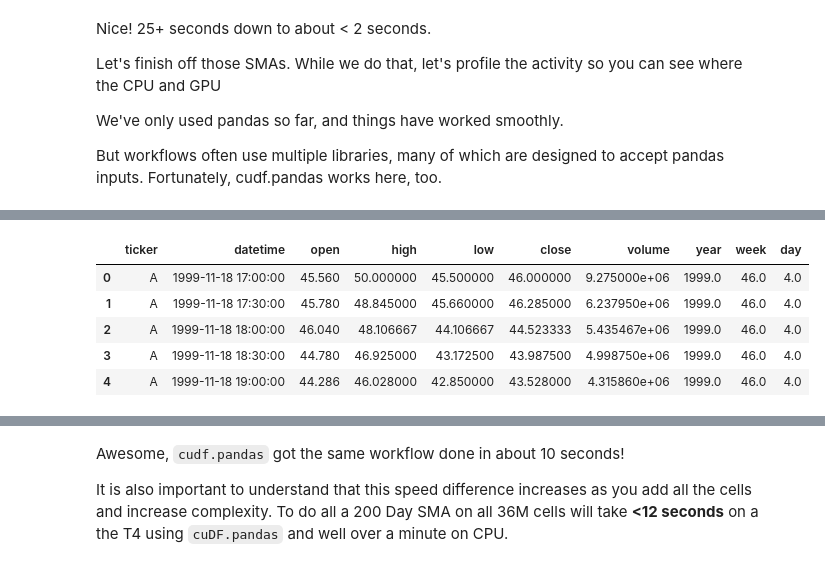
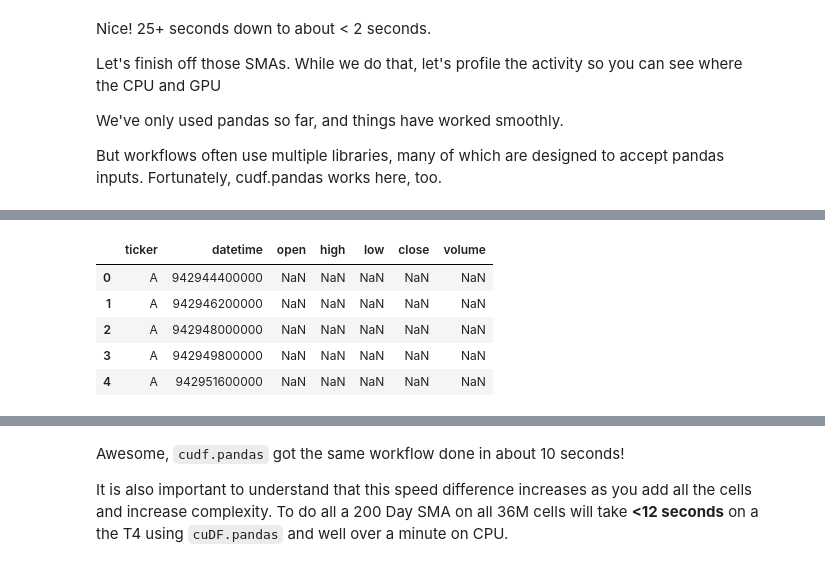
Before and after one commit to pedroar9/google-colab, a Jupyter notebook: getting_started_tutorials/cudf_pandas_stocks_demo.ipynb, the cells around one changed output, grey strips where cells are left out. Saved outputs shown, nothing was run; the diff lists cells and outputs as text; code cells hidden in the pictures.

```diff
--- a/getting_started_tutorials/cudf_pandas_stocks_demo.ipynb
+++ b/getting_started_tutorials/cudf_pandas_stocks_demo.ipynb
@@ -353,6 +381,7 @@ We've only used pandas so far, and things have worked smoothly.
 
 But workflows often use multiple libraries, many of which are designed to accept pandas inputs. Fortunately, cudf.pandas works here, too.
 # %%
-%time fiftyDay = df.set_index("datetime").sort_index().groupby("ticker").rolling("50D").mean().reset_index()
+%%time
+fiftyDay = df.set_index("datetime").sort_index().groupby("ticker").rolling(50).mean().reset_index() # Change "50D" to 50
 fiftyDay.head()
 # %% [output]
@@ -361,6 +390,6 @@ Wall time: 1.51 s
-|  | ticker | datetime | open | high | low | close | volume | year | week | day |
-| 0 | A | 1999-11-18 17:00:00 | 45.560 | 50.000000 | 45.500000 | 46.000000 | 9.275000e+06 | 1999.0 | 46.0 | 4.0 |
-| 1 | A | 1999-11-18 17:30:00 | 45.780 | 48.845000 | 45.660000 | 46.285000 | 6.237950e+06 | 1999.0 | 46.0 | 4.0 |
-| 2 | A | 1999-11-18 18:00:00 | 46.040 | 48.106667 | 44.106667 | 44.523333 | 5.435467e+06 | 1999.0 | 46.0 | 4.0 |
-| 3 | A | 1999-11-18 18:30:00 | 44.780 | 46.925000 | 43.172500 | 43.987500 | 4.998750e+06 | 1999.0 | 46.0 | 4.0 |
-| 4 | A | 1999-11-18 19:00:00 | 44.286 | 46.028000 | 42.850000 | 43.528000 | 4.315860e+06 | 1999.0 | 46.0 | 4.0 |
+|  | ticker | datetime | open | high | low | close | volume |
+| 0 | A | 942944400000 | NaN | NaN | NaN | NaN | NaN |
+| 1 | A | 942946200000 | NaN | NaN | NaN | NaN | NaN |
+| 2 | A | 942948000000 | NaN | NaN | NaN | NaN | NaN |
+| 3 | A | 942949800000 | NaN | NaN | NaN | NaN | NaN |
+| 4 | A | 942951600000 | NaN | NaN | NaN | NaN | NaN |
```
Also changed, not shown: parts of 16 cells of this notebook.
